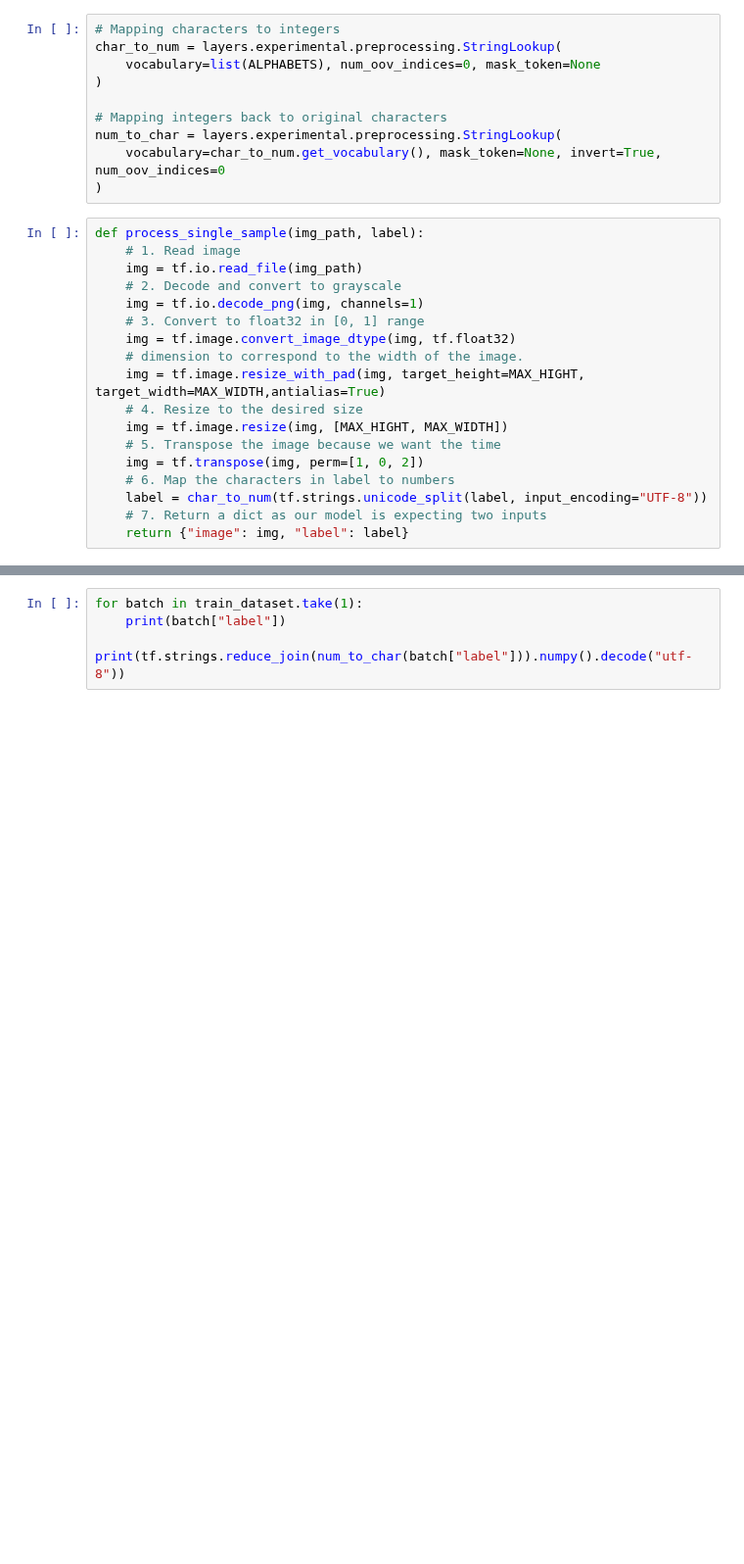
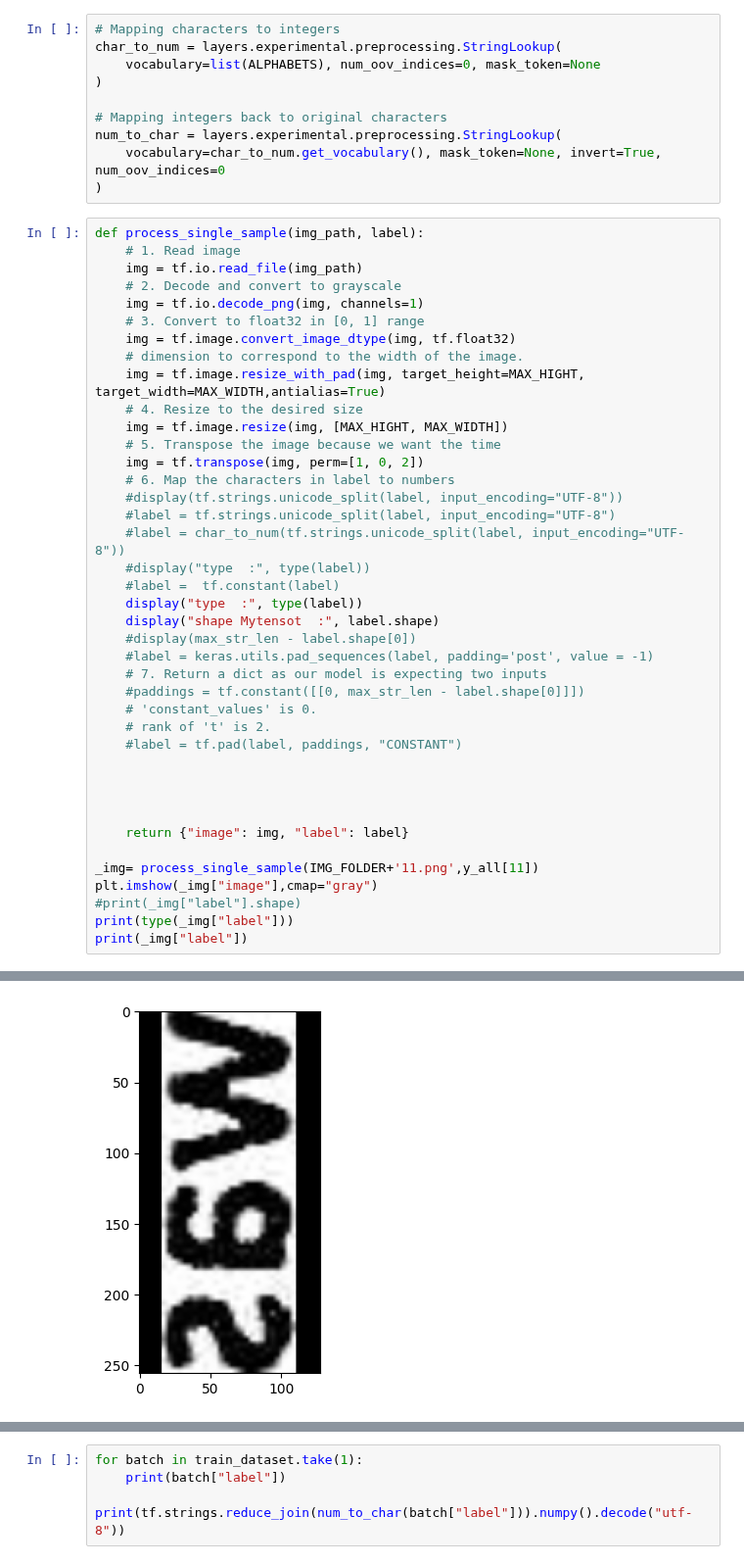
Before and after one commit to msommerfe/CAS_Applied_Data_Science, a Jupyter notebook: CAS_Final_Project/OCR_from_scratch.ipynb, the cells around one changed output, grey strips where cells are left out. Shown at 98% size. Saved outputs shown, nothing was run; the diff lists cells and outputs as text; blank space fills up the shorter version.

```diff
--- a/CAS_Final_Project/OCR_from_scratch.ipynb
+++ b/CAS_Final_Project/OCR_from_scratch.ipynb
@@ -113,6 +103,29 @@ def process_single_sample(img_path, label):
     # 5. Transpose the image because we want the time
     img = tf.transpose(img, perm=[1, 0, 2])
     # 6. Map the characters in label to numbers
-    label = char_to_num(tf.strings.unicode_split(label, input_encoding="UTF-8"))
+    #display(tf.strings.unicode_split(label, input_encoding="UTF-8"))
+    #label = tf.strings.unicode_split(label, input_encoding="UTF-8")
+    #label = char_to_num(tf.strings.unicode_split(label, input_encoding="UTF-8"))
+    #display("type  :", type(label))
+    #label =  tf.constant(label)
+    display("type  :", type(label))
+    display("shape Mytensot  :", label.shape)
+    #display(max_str_len - label.shape[0])
+    #label = keras.utils.pad_sequences(label, padding='post', value = -1)
     # 7. Return a dict as our model is expecting two inputs
+    #paddings = tf.constant([[0, max_str_len - label.shape[0]]])
+    # 'constant_values' is 0.
+    # rank of 't' is 2.
+    #label = tf.pad(label, paddings, "CONSTANT")
+
+
+
+
     return {"image": img, "label": label}
+
+_img= process_single_sample(IMG_FOLDER+'11.png',y_all[11])
+plt.imshow(_img["image"],cmap="gray")
+#print(_img["label"].shape)
+print(type(_img["label"]))
+print(_img["label"])
+# %% [output]
@@ -119,3 +138,4 @@ def process_single_sample(img_path, label):
+[figure, added]
 # %%
 train_dataset = tf.data.Dataset.from_tensor_slices((x_all_img_total_path, y_all))
 
```
Also changed, not shown: parts of 12 cells of this notebook.
